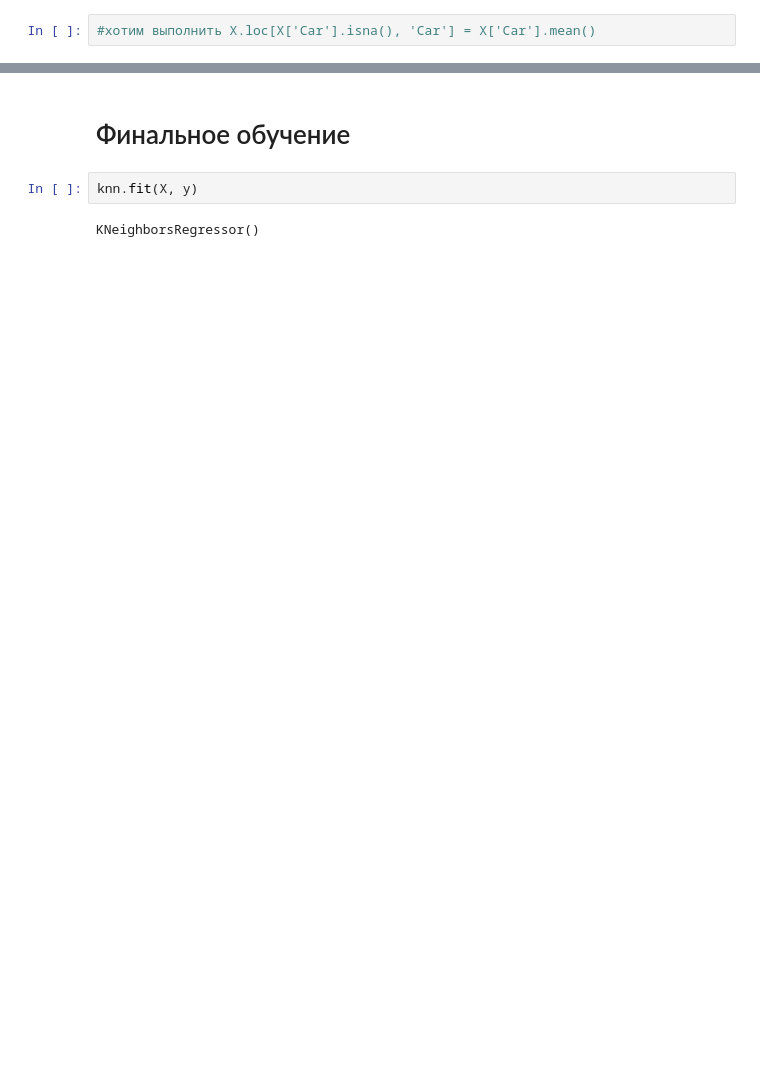
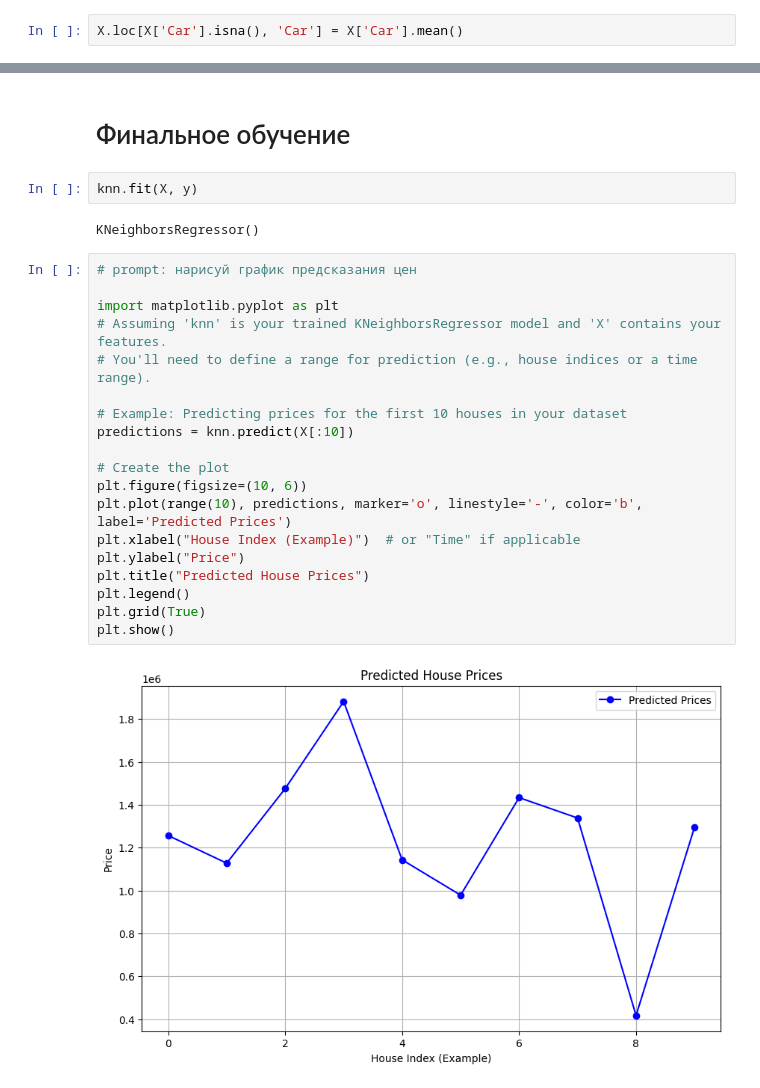
Before and after one commit to zyf2021/DL_materials, a Jupyter notebook: Копия_блокнота_"15_Решение_прикладной_задачи_машинного_обучения_ipynb".ipynb, the cells around one changed output, grey strips where cells are left out. Saved outputs shown, nothing was run; the diff lists cells and outputs as text; blank space fills up the shorter version.

```diff
--- a/Копия_блокнота_"15_Решение_прикладной_задачи_машинного_обучения_ipynb".ipynb
+++ b/Копия_блокнота_"15_Решение_прикладной_задачи_машинного_обучения_ipynb".ipynb
@@ -188,7 +186,7 @@ dtype: int64
 
 Число пропущенных парковочных мест очень мало. Попробуем заменить все пропущенные значения на среднее по датасету.
 # %%
-#хотим выполнить X.loc[X['Car'].isna(), 'Car'] = X['Car'].mean()
+X.loc[X['Car'].isna(), 'Car'] = X['Car'].mean()
 # %%
 X['Car'].isna()
 # %% [output]
@@ -456,3 +455,24 @@ RMSE= 376586.38683983264
 knn.fit(X, y)
 # %% [output]
 KNeighborsRegressor()
+# %%
+# prompt: нарисуй график предсказания цен
+
+import matplotlib.pyplot as plt
+# Assuming 'knn' is your trained KNeighborsRegressor model and 'X' contains your features.
+# You'll need to define a range for prediction (e.g., house indices or a time range).
+
+# Example: Predicting prices for the first 10 houses in your dataset
+predictions = knn.predict(X[:10])
+
+# Create the plot
+plt.figure(figsize=(10, 6))
+plt.plot(range(10), predictions, marker='o', linestyle='-', color='b', label='Predicted Prices')
+plt.xlabel("House Index (Example)")  # or "Time" if applicable
+plt.ylabel("Price")
+plt.title("Predicted House Prices")
+plt.legend()
+plt.grid(True)
+plt.show()
+# %% [output]
+[figure, added]
```
Also changed, not shown: parts of 6 cells of this notebook.
